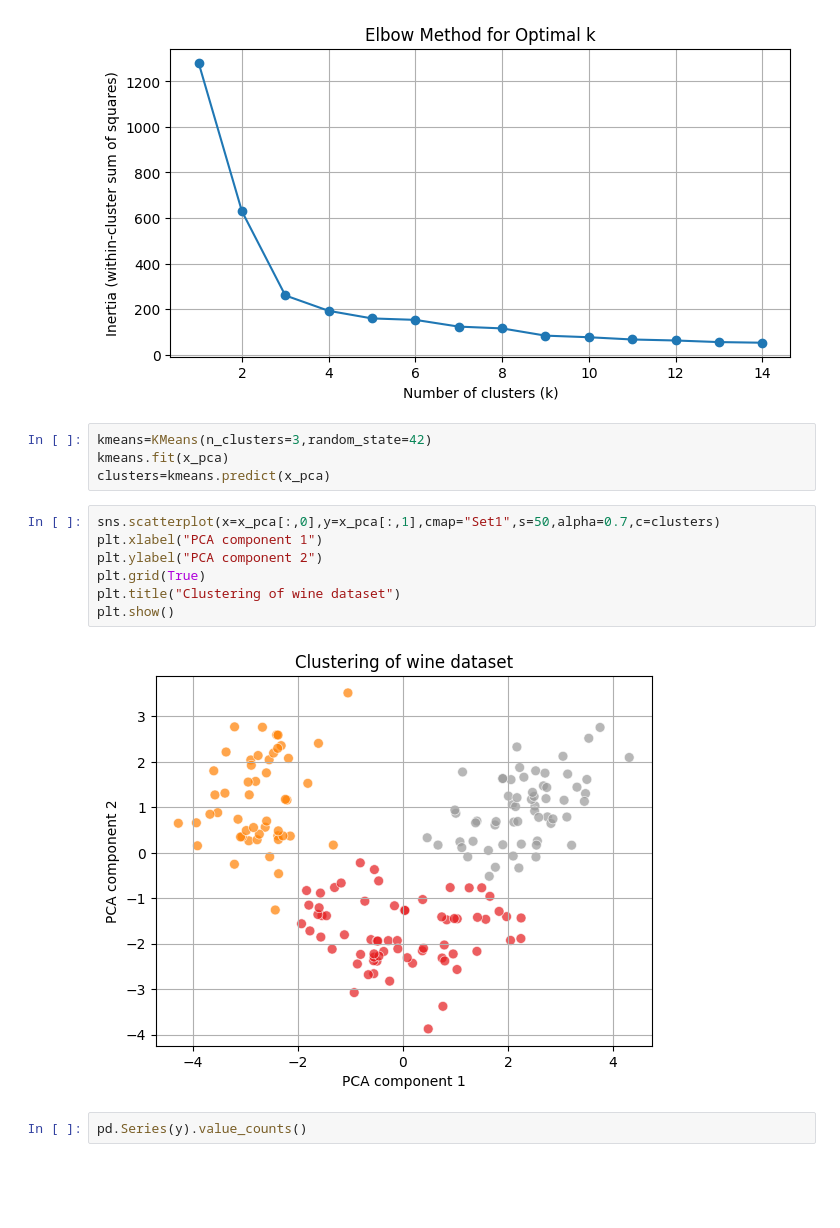
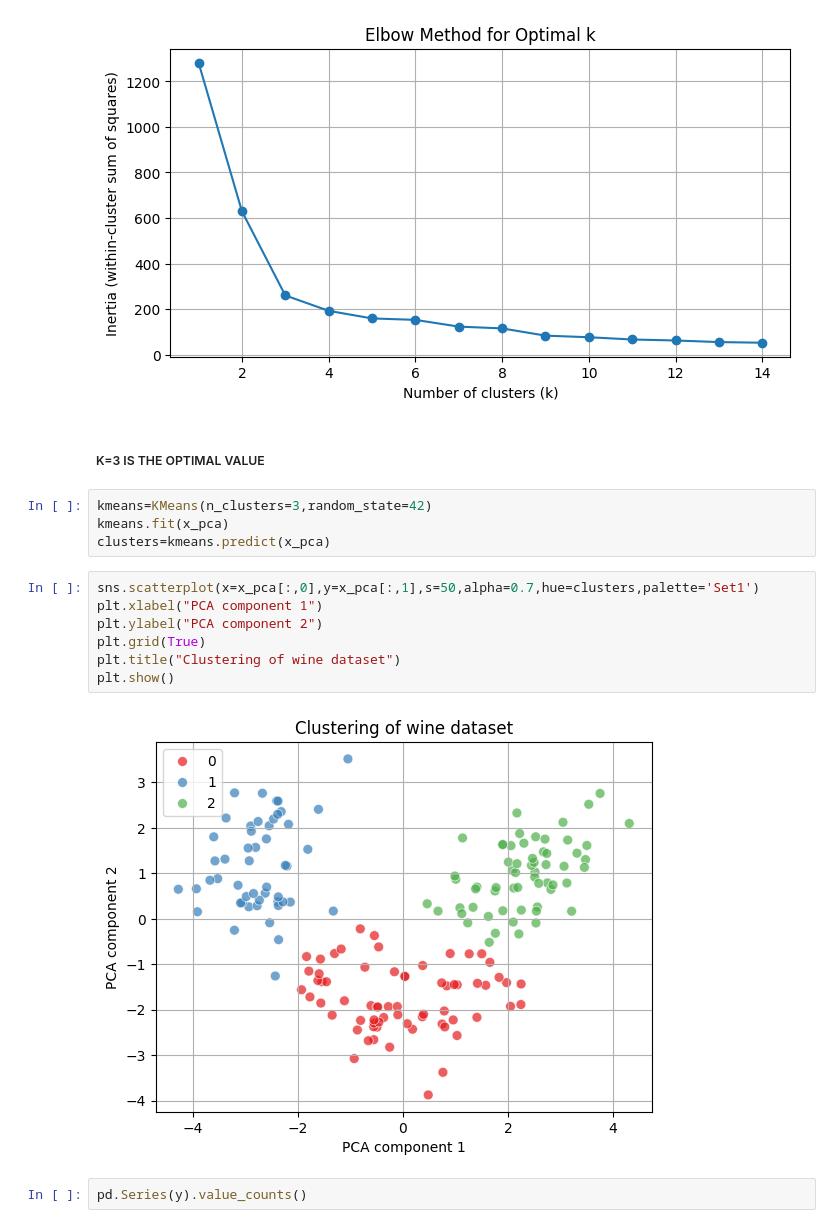
Before and after one commit to mantis2404/ML-Exercises, a Jupyter notebook: KNN/Unsupervised_Assisting_Supervised.ipynb, the cells around one changed output. Saved outputs shown, nothing was run; the diff lists cells and outputs as text; blank space fills up the shorter version.

```diff
--- a/KNN/Unsupervised_Assisting_Supervised.ipynb
+++ b/KNN/Unsupervised_Assisting_Supervised.ipynb
@@ -87,19 +91,21 @@ plt.grid(True)
 plt.show()
 # %% [output]
 [figure]
+# %% [markdown]
+##### K=3 IS THE OPTIMAL VALUE
 # %%
 kmeans=KMeans(n_clusters=3,random_state=42)
 kmeans.fit(x_pca)
 clusters=kmeans.predict(x_pca)
 # %%
-sns.scatterplot(x=x_pca[:,0],y=x_pca[:,1],cmap="Set1",s=50,alpha=0.7,c=clusters)
+sns.scatterplot(x=x_pca[:,0],y=x_pca[:,1],s=50,alpha=0.7,hue=clusters,palette='Set1')
 plt.xlabel("PCA component 1")
 plt.ylabel("PCA component 2")
 plt.grid(True)
 plt.title("Clustering of wine dataset")
 plt.show()
 # %% [output]
-[figure, old version]
+[figure, new version]
 # %%
 pd.Series(y).value_counts()
 # %% [output]
```
Also changed, not shown: parts of 5 cells of this notebook.
